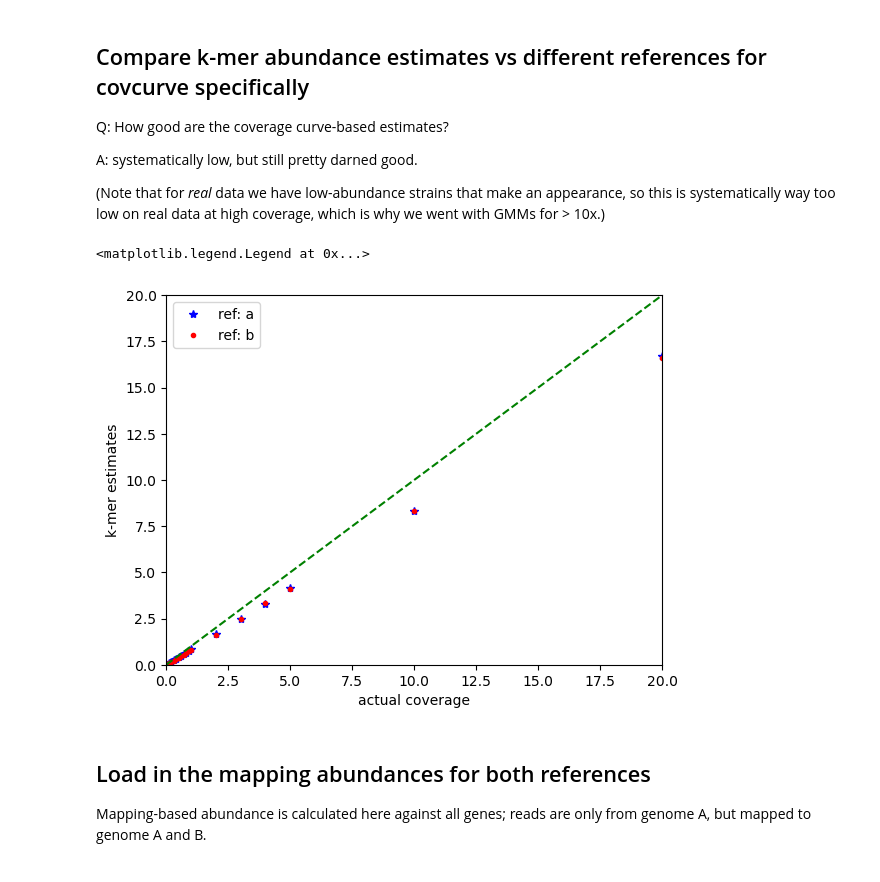
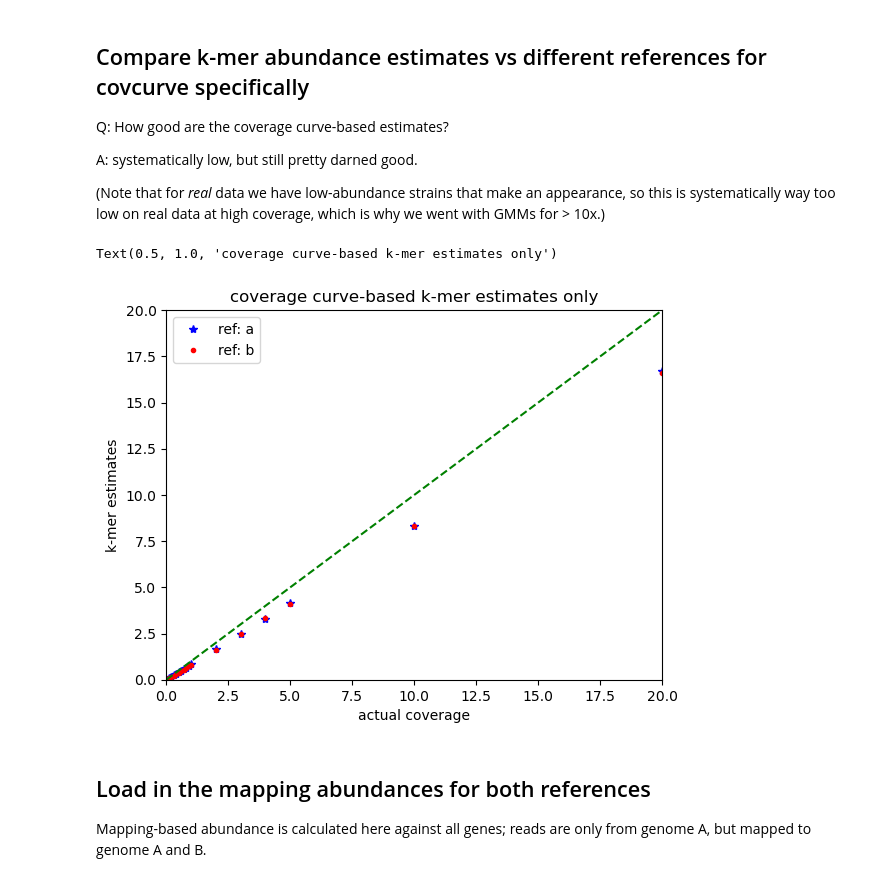
Before and after one commit to ctb/2026-simulate-abund, a Jupyter notebook: explore.ipynb, the cells around one changed output. Drawn from its saved outputs; the diff is of its cells as text; code cells hidden in the pictures.

```diff
--- a/explore.ipynb
+++ b/explore.ipynb
@@ -96,19 +115,20 @@ A: systematically low, but still pretty darned good.
 # %%
 aa_df = abund_df.filter((pl.col('species') == 'a') & (pl.col('method') == 'covcurve_round2'))
 bb_df = abund_df.filter((pl.col('species') == 'b') & (pl.col('method') == 'covcurve_round2'))
 
 plt.plot(aa_df['cov'], aa_df['abund'], 'b*', label='ref: a')
 plt.plot(bb_df['cov'], bb_df['abund'], 'r.', label='ref: b')
 plt.xlim(0, 20)
 plt.ylim(0, 20)
 plt.plot([0, 100], [0, 100], 'g--')
 
 plt.xlabel('actual coverage')
 plt.ylabel('k-mer estimates')
 plt.legend(loc='upper left')
+plt.title('coverage curve-based k-mer estimates only')
 # %% [output]
-<matplotlib.legend.Legend at 0x...>
+Text(0.5, 1.0, 'coverage curve-based k-mer estimates only')
-[figure, old version]
+[figure, new version]
 # %% [markdown]
 ## Load in the mapping abundances for both references
 
```
Also changed, not shown: parts of 9 cells of this notebook, 3 other files.
